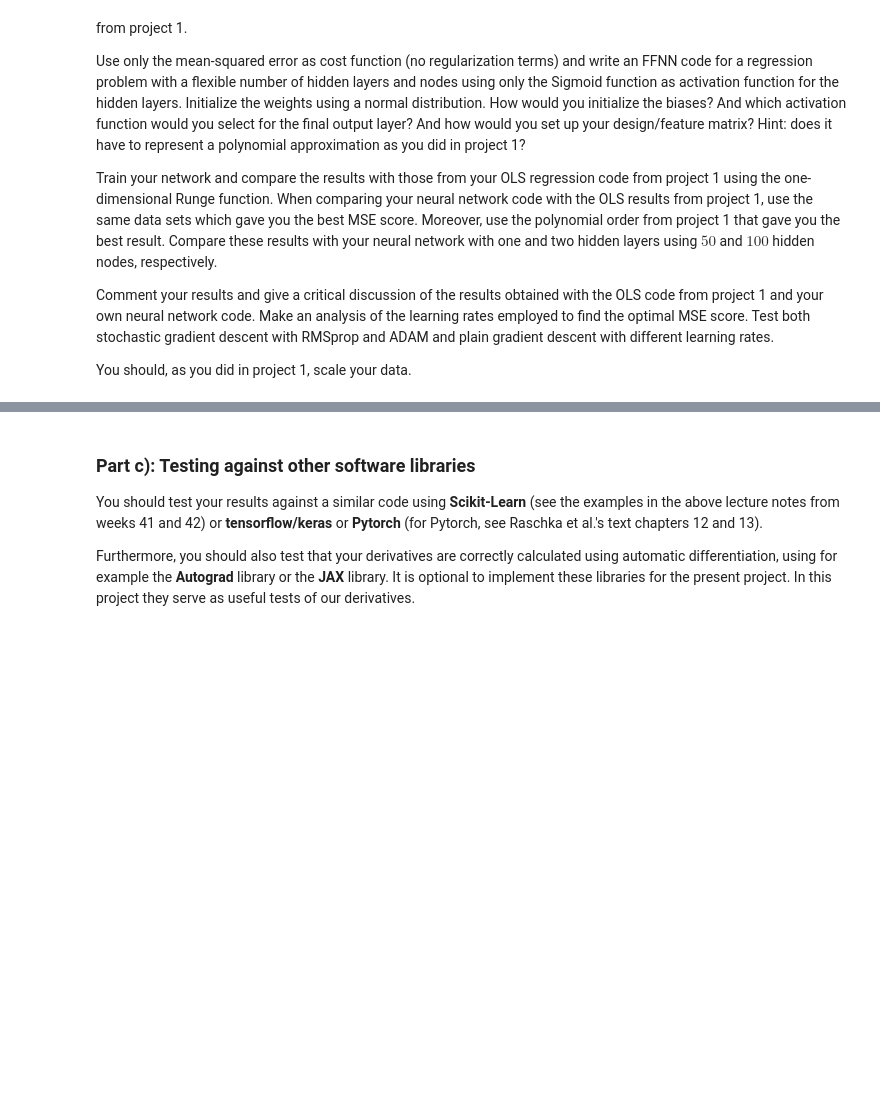
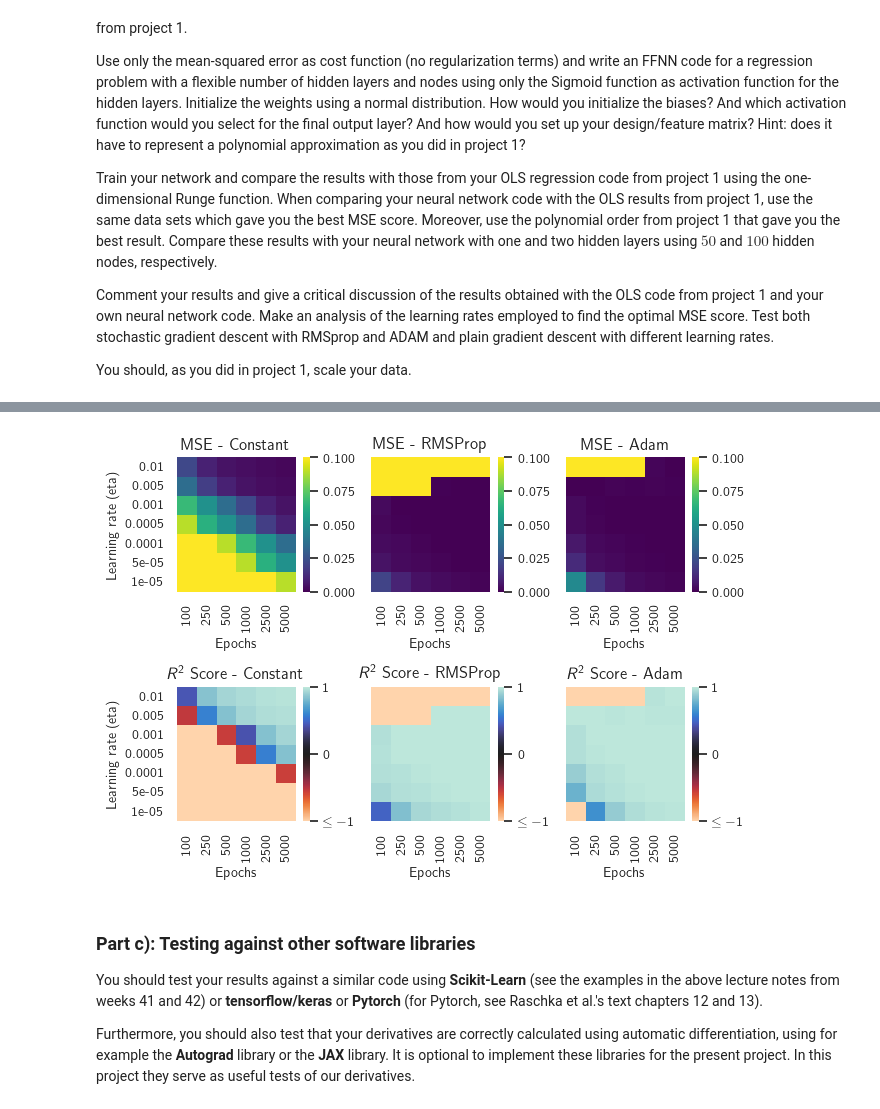
Before and after one commit to p-perrone/UiO_MachineLearning, a Jupyter notebook: ml_project2/notebooks/project2.ipynb, the cells around one changed output, grey strips where cells are left out. Cells and saved outputs as stored; diff of their text form; code cells hidden in the pictures; blank space fills up the shorter version.

```diff
--- a/ml_project2/notebooks/project2.ipynb
+++ b/ml_project2/notebooks/project2.ipynb
@@ -581,3 +790,35 @@ x.shape
+# %%
+fig, axes = plt.subplots(2, 3, figsize=(tw, 12/2.54), sharey=True)
+for i, scheduler in enumerate(schedulers_types):
+    sns.heatmap(mse_matrices[i], ax=axes[0, i],
+                xticklabels=epochs_range,
+                yticklabels=etas_range,
+                cmap="viridis",
+                vmin=0,
+                vmax=0.10)
+    axes[0, i].set_title(f"MSE - {scheduler}")
+    axes[0, i].set_xlabel("Epochs")
+
+
+    sns.heatmap(r2_matrices[i], ax=axes[1, i],
+                xticklabels=epochs_range,
+                yticklabels=etas_range,
+                cmap="icefire_r",
+                vmin=-1,
+                vmax=1)
+    axes[1, i].set_title(fr"$R^2$ Score - {scheduler}")
+    axes[1, i].set_xlabel("Epochs")
+    cbar = axes[1, i].collections[0].colorbar
+    cbar.set_ticks([-1, 0, 1])
+    tick_labels = [r"$\leq-1$", '0', '1']
+    cbar.set_ticklabels(tick_labels)
+
+axes[0, 0].set_ylabel("Learning rate (eta)")
+axes[1, 0].set_ylabel("Learning rate (eta)")
+plt.tight_layout()
+saveplot("schedulers_mse_r2")
+# %% [output]
+[figure, added]
 # %% [markdown]
 ### Part c): Testing against other software libraries
 
```
Also changed, not shown: parts of 15 cells of this notebook.
